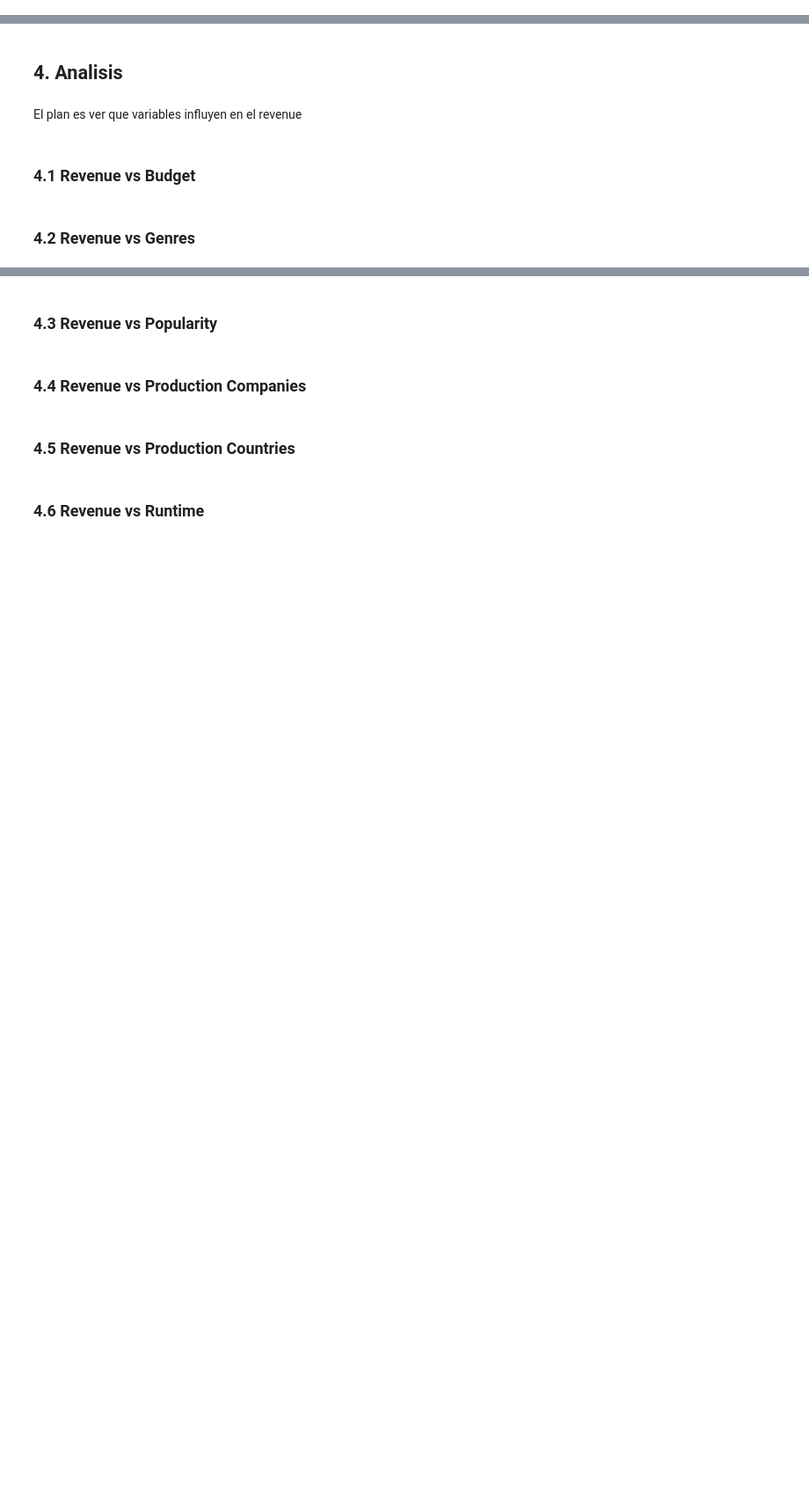
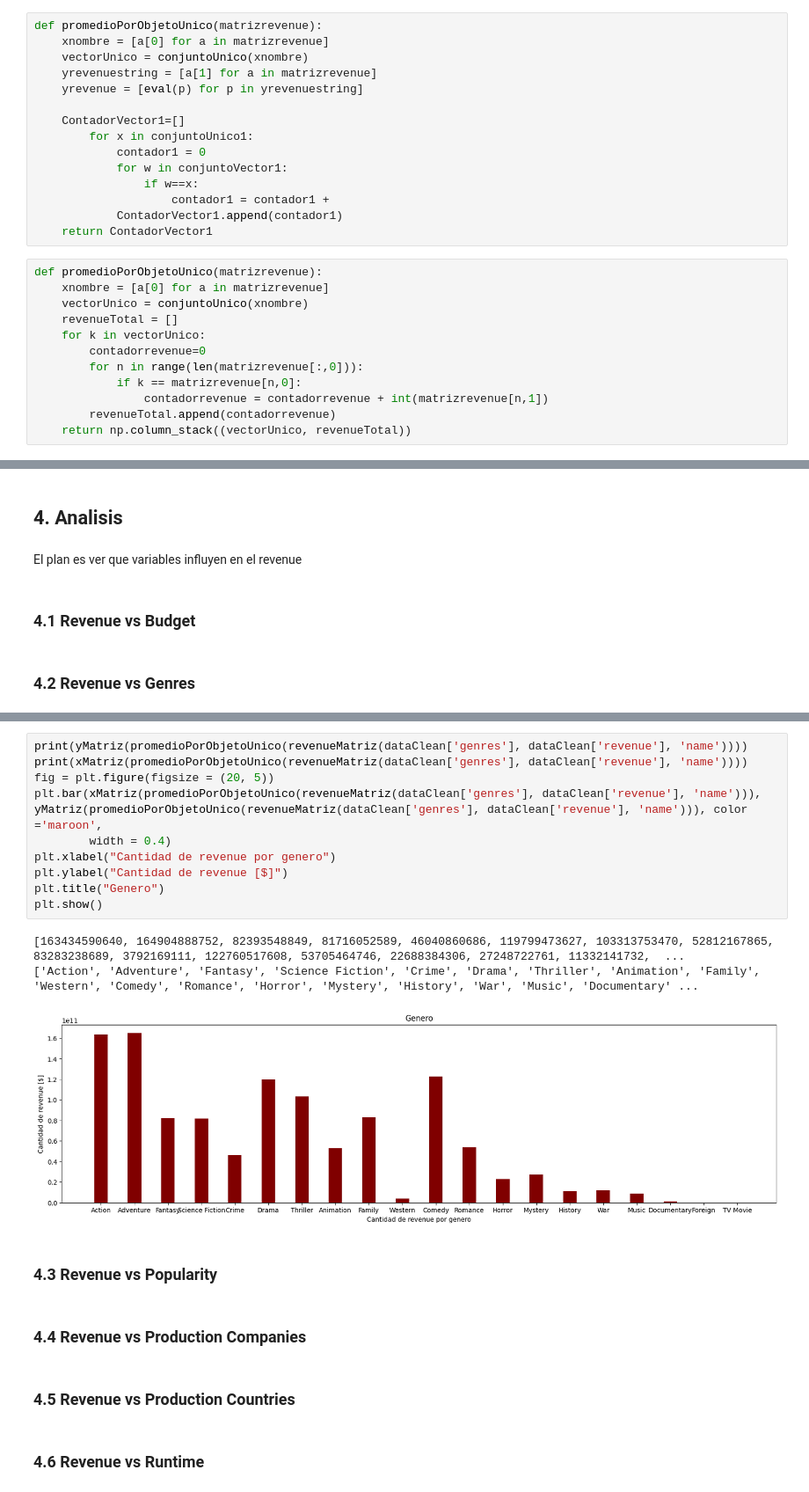
Before and after one commit to AleGallart/SATPython, a Jupyter notebook: Notebook.ipynb, the cells around one changed output, grey strips where cells are left out. Shown: that part at 88% size. Cells and saved outputs as stored; diff of their text form; blank space fills up the shorter version.

Commit message:
la formula magica de revenue

```diff
--- a/Notebook.ipynb
+++ b/Notebook.ipynb
@@ -218,0 +272,27 @@ print(xMatriz(packMatriz(dataClean['genres'], 'name')))
+# %%
+def promedioPorObjetoUnico(matrizrevenue):
+    xnombre = [a[0] for a in matrizrevenue]
+    vectorUnico = conjuntoUnico(xnombre)
+    yrevenuestring = [a[1] for a in matrizrevenue]
+    yrevenue = [eval(p) for p in yrevenuestring]
+
+    ContadorVector1=[]
+        for x in conjuntoUnico1:
+            contador1 = 0
+            for w in conjuntoVector1:
+                if w==x:
+                    contador1 = contador1 +
+            ContadorVector1.append(contador1)
+    return ContadorVector1
+# %%
+def promedioPorObjetoUnico(matrizrevenue):
+    xnombre = [a[0] for a in matrizrevenue]
+    vectorUnico = conjuntoUnico(xnombre)
+    revenueTotal = []
+    for k in vectorUnico:
+        contadorrevenue=0
+        for n in range(len(matrizrevenue[:,0])):
+            if k == matrizrevenue[n,0]:
+                contadorrevenue = contadorrevenue + int(matrizrevenue[n,1])
+        revenueTotal.append(contadorrevenue)
+    return np.column_stack((vectorUnico, revenueTotal))
@@ -227,3 +360,17 @@ El plan es ver que variables influyen en el revenue
+# %%
+print(yMatriz(promedioPorObjetoUnico(revenueMatriz(dataClean['genres'], dataClean['revenue'], 'name'))))
+print(xMatriz(promedioPorObjetoUnico(revenueMatriz(dataClean['genres'], dataClean['revenue'], 'name'))))
+fig = plt.figure(figsize = (20, 5))
+plt.bar(xMatriz(promedioPorObjetoUnico(revenueMatriz(dataClean['genres'], dataClean['revenue'], 'name'))), yMatriz(promedioPorObjetoUnico(revenueMatriz(dataClean['genres'], dataClean['revenue'], 'name'))), color ='maroon',
+        width = 0.4)
+plt.xlabel("Cantidad de revenue por genero")
+plt.ylabel("Cantidad de revenue [$]")
+plt.title("Genero")
+plt.show()
+# %% [output]
+[163434590640, 164904888752, 82393548849, 81716052589, 46040860686, 119799473627, 103313753470, 52812167865, 83283238689, 3792169111, 122760517608, 53705464746, 22688384306, 27248722761, 11332141732,  ...
+['Action', 'Adventure', 'Fantasy', 'Science Fiction', 'Crime', 'Drama', 'Thriller', 'Animation', 'Family', 'Western', 'Comedy', 'Romance', 'Horror', 'Mystery', 'History', 'War', 'Music', 'Documentary' ...
+[figure, added]
 # %% [markdown]
 ### 4.3 Revenue vs Popularity
 # %% [markdown]
```
Also changed, not shown: parts of 12 cells of this notebook.
